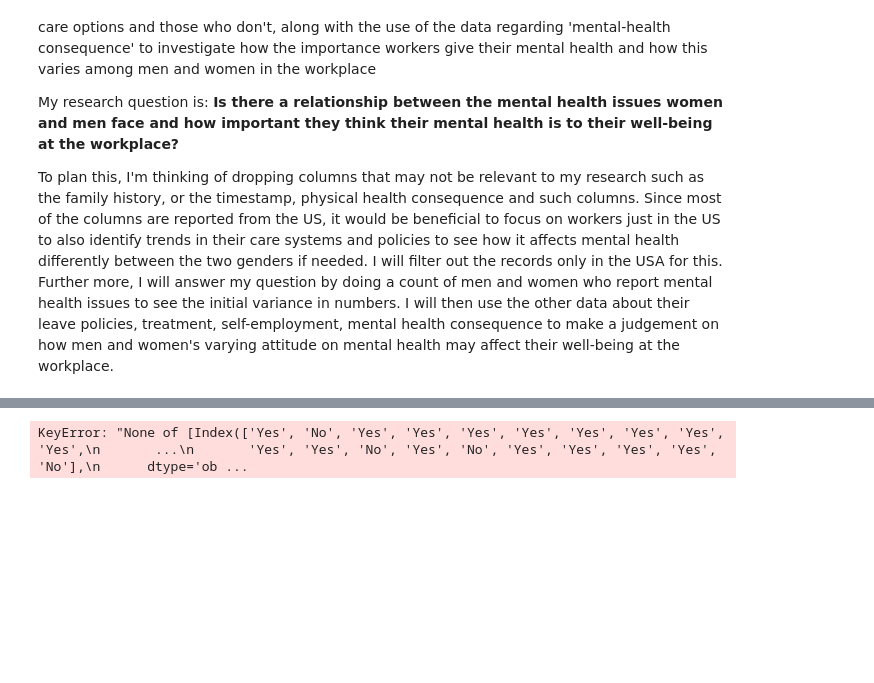
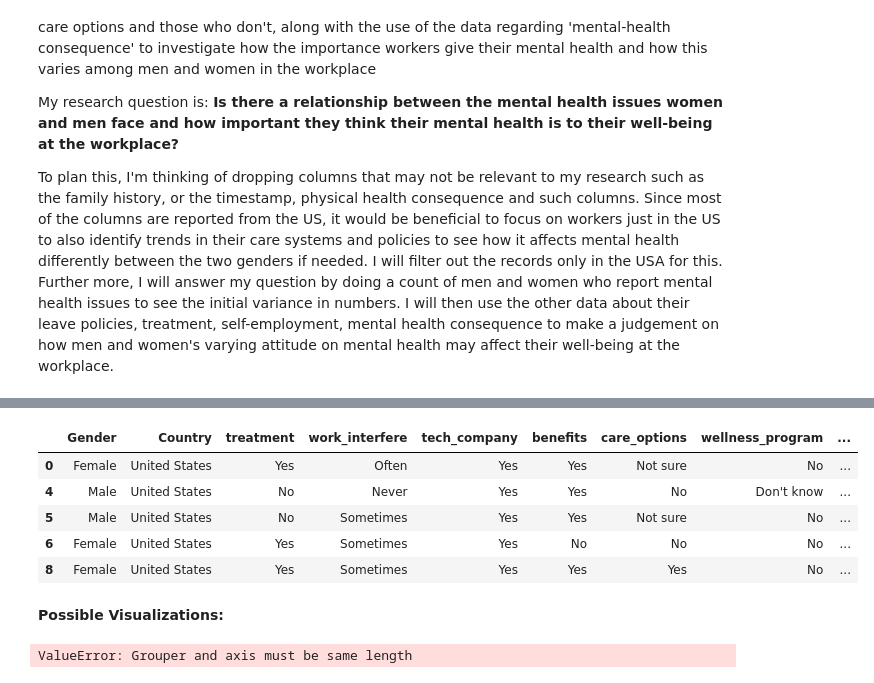
Before and after one commit to ubco-W2022T2-data301/project-group-group-49, a Jupyter notebook: analysis/analysis2.ipynb, the cells around one changed output, grey strips where cells are left out. Cells and saved outputs as stored; diff of their text form; code cells hidden in the pictures; blank space fills up the shorter version.

```diff
--- a/analysis/analysis2.ipynb
+++ b/analysis/analysis2.ipynb
@@ -75,11 +68,32 @@ df_1.head()
 # %%
 # to focus my dataset, I will filter through results only in the United States
-df_2=df[df_1["Country"].str.contains("United States")]
-df_2.head(5)
+df3=df2[df2["Country"].str.contains("United States")]
 
 # and now filter for only workers in tech companies
-
-
+data=df3.loc[df3['tech_company'] == 'Yes']
+data.head(5)
 # I can now save this as it's own repsective dataset to work off of
 # %% [output]
-KeyError: "None of [Index(['Yes', 'No', 'Yes', 'Yes', 'Yes', 'Yes', 'Yes', 'Yes', 'Yes', 'Yes',\n       ...\n       'Yes', 'Yes', 'No', 'Yes', 'No', 'Yes', 'Yes', 'Yes', 'Yes', 'No'],\n      dtype='ob ...
+|  | Gender | Country | treatment | work_interfere | tech_company | benefits | care_options | wellness_program | ... |
+| 0 | Female | United States | Yes | Often | Yes | Yes | Not sure | No | ... |
+| 4 | Male | United States | No | Never | Yes | Yes | No | Don't know | ... |
+| 5 | Male | United States | No | Sometimes | Yes | Yes | Not sure | No | ... |
+| 6 | Female | United States | Yes | Sometimes | Yes | No | No | No | ... |
+| 8 | Female | United States | Yes | Sometimes | Yes | Yes | Yes | No | ... |
+# %% [markdown]
+**Possible Visualizations:**
+# %%
+# A bar plot of female and male workers who have sought treatment for their mental health issues
+
+ctab = pd.crosstab(df['Gender'], df['treatment'])
+
+sns.set(style="whitegrid")
+sns.barplot(x=ctab.index, y="count", hue=ctab.columns, data=ctab.reset_index().melt(id_vars=["Gender"], var_name="treatment_response", value_name="count"))
+
+
+plt.title('Mental Illness Treatment Response by Gender')
+plt.xlabel('Gender')
+plt.ylabel('Count')
+plt.show()
+# %% [output]
+ValueError: Grouper and axis must be same length
```
Also changed, not shown: parts of 8 cells of this notebook, 1 other file.
